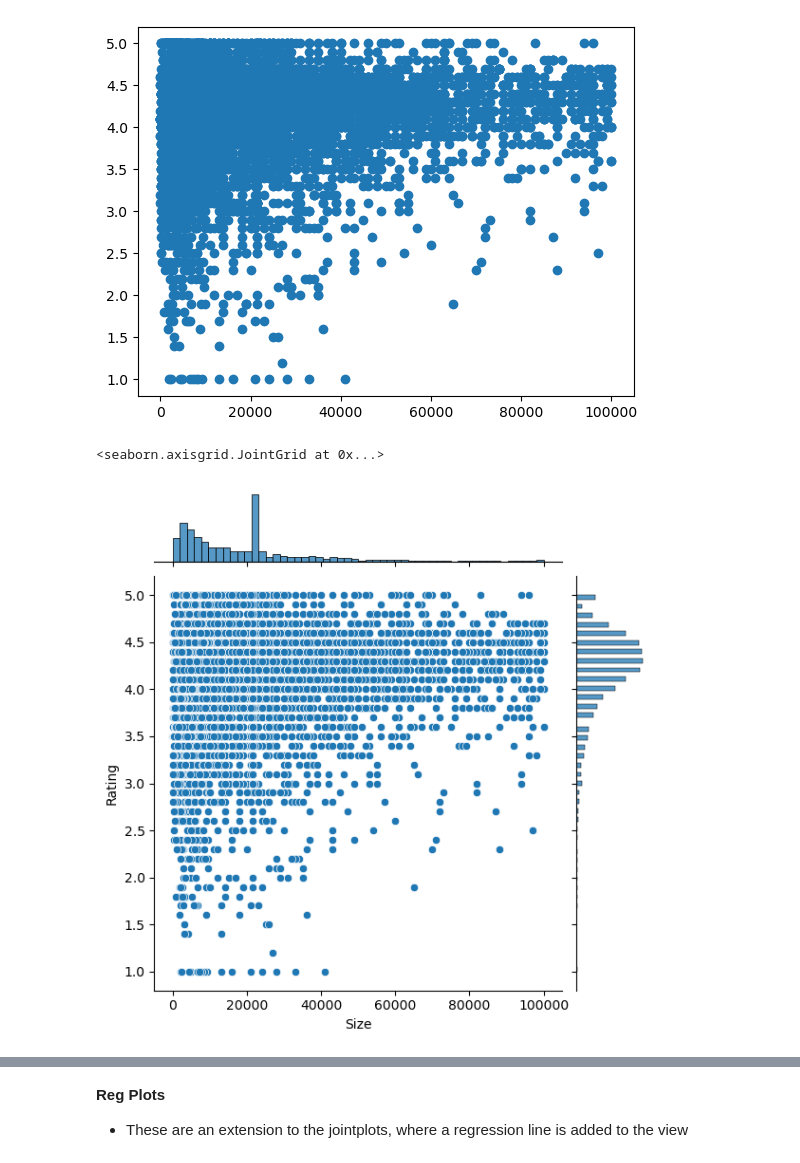
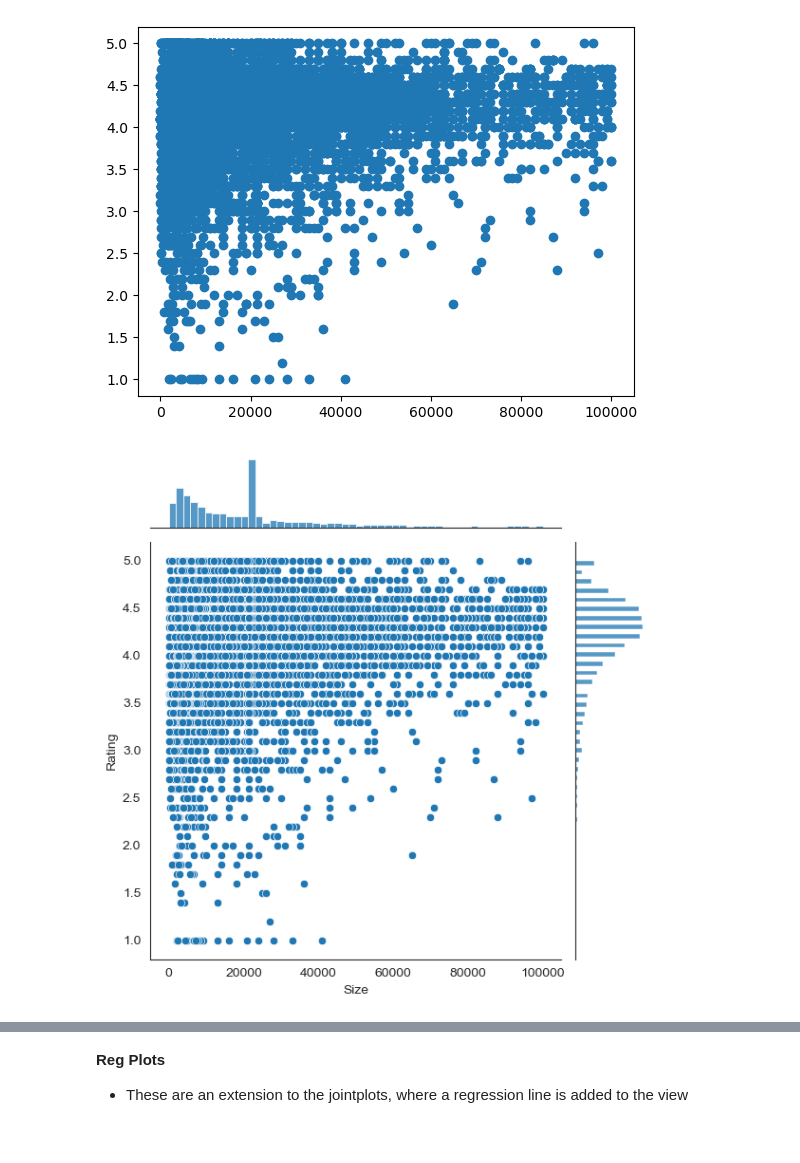
Before and after one commit to saishankar2748/Data-Analysis, a Jupyter notebook: Case Study Google Playstore apps/Data Visualisation in Python - Case Study.ipynb, the cells around one changed output, grey strips where cells are left out. Cells and saved outputs as stored; diff of their text form; code cells hidden in the pictures.

```diff
--- a/Case Study Google Playstore apps/Data Visualisation in Python - Case Study.ipynb
+++ b/Case Study Google Playstore apps/Data Visualisation in Python - Case Study.ipynb
@@ -851,2 +866,4 @@ Name: Rating, dtype: int64
 # %%
 #Remove the rows with values which are less represented
+inp1 = inp1[~((inp1['Content Rating']==('Adults only 18+')) | (inp1['Content Rating']==('Unrated')))]
+inp1.shape
@@ -853,2 +889,4 @@ Name: Rating, dtype: int64
 # %%
 #Reset the index
+inp1.reset_index(inplace=True ,drop=True)
+inp1.info()
@@ -890,10 +968,11 @@ plt.scatter(inp1.Size,inp1.Rating)
 [figure]
 # %%
 ### Plot the same thing now using a jointplot
+sns.set_style("white")
 sns.jointplot(inp1.Size,inp1.Rating)
+plt.show()
 # %% [output]
-<seaborn.axisgrid.JointGrid at 0x...>
-[figure, old version]
+[figure, new version]
 # %%
 ## Plot a jointplot for Price and Rating
 sns.jointplot(inp1.Price,inp1.Rating)
```
Also changed, not shown: parts of 29 cells of this notebook.
